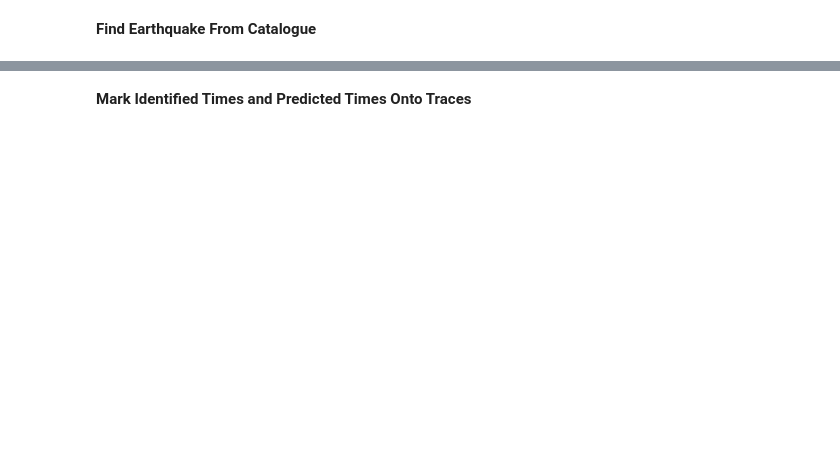
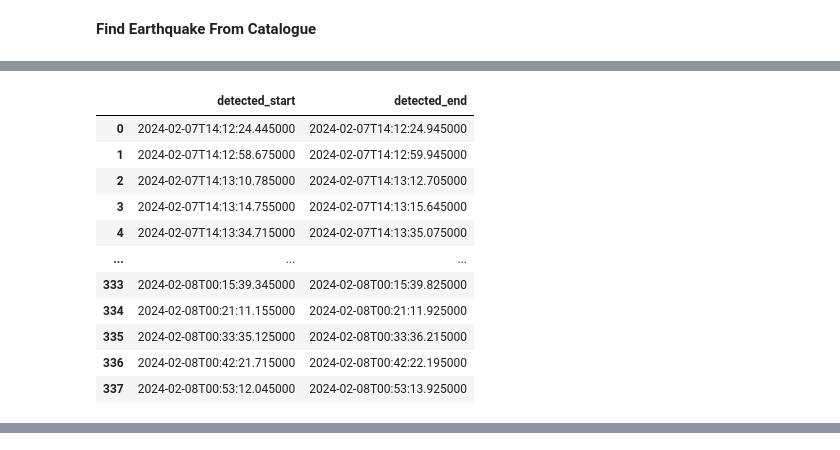
Before and after one commit to QingyuanZhangTony/Earthquake-Identification-And-Notification, a Jupyter notebook: interactiveMain.ipynb, the cells around one changed output, grey strips where cells are left out. Saved outputs shown, nothing was run; the diff lists cells and outputs as text; code cells hidden in the pictures; blank space fills up the shorter version.

```diff
--- a/interactiveMain.ipynb
+++ b/interactiveMain.ipynb
@@ -89,12 +82,23 @@ df_catalogued
 # %%
-# Produce segments using time windows created from predicted arrival times
-trace_in_time_window= extract_trace_inside_window(df_catalogued, processed_stream)
+df_detected = detect_earthquakes(
+    processed_stream,
+    sta_window=0.5,      # Short-time window in seconds
+    lta_window=10.0,   # Long-time window in seconds
+    threshold_on=3,    # STA/LTA threshold for triggering
+    threshold_off=1    # STA/LTA threshold for turning off the trigger
+)
 
-sta_window = 1  # Short-time window in seconds
-lta_window = 30.0  # Long-time window in seconds
-threshold_on = 4  # STA/LTA threshold for triggering
-threshold_off = 2  # STA/LTA threshold for turning off the trigger
-
-earthquake_times = detect_earthquakes(trace_in_time_window, sta_window, lta_window, threshold_on, threshold_off)
-earthquake_times
+df_detected
 # %% [output]
+|  | detected_start | detected_end |
+| 0 | 2024-02-07T14:12:24.445000 | 2024-02-07T14:12:24.945000 |
+| 1 | 2024-02-07T14:12:58.675000 | 2024-02-07T14:12:59.945000 |
+| 2 | 2024-02-07T14:13:10.785000 | 2024-02-07T14:13:12.705000 |
+| 3 | 2024-02-07T14:13:14.755000 | 2024-02-07T14:13:15.645000 |
+| 4 | 2024-02-07T14:13:34.715000 | 2024-02-07T14:13:35.075000 |
+| ... | ... | ... |
+| 333 | 2024-02-08T00:15:39.345000 | 2024-02-08T00:15:39.825000 |
+| 334 | 2024-02-08T00:21:11.155000 | 2024-02-08T00:21:11.925000 |
+| 335 | 2024-02-08T00:33:35.125000 | 2024-02-08T00:33:36.215000 |
+| 336 | 2024-02-08T00:42:21.715000 | 2024-02-08T00:42:22.195000 |
+| 337 | 2024-02-08T00:53:12.045000 | 2024-02-08T00:53:13.925000 |
@@ -103,2 +105,0 @@ earthquake_times
-# %% [markdown]
-**Mark Identified Times and Predicted Times Onto Traces**
```
Also changed, not shown: parts of 18 cells of this notebook, 3 other files.
